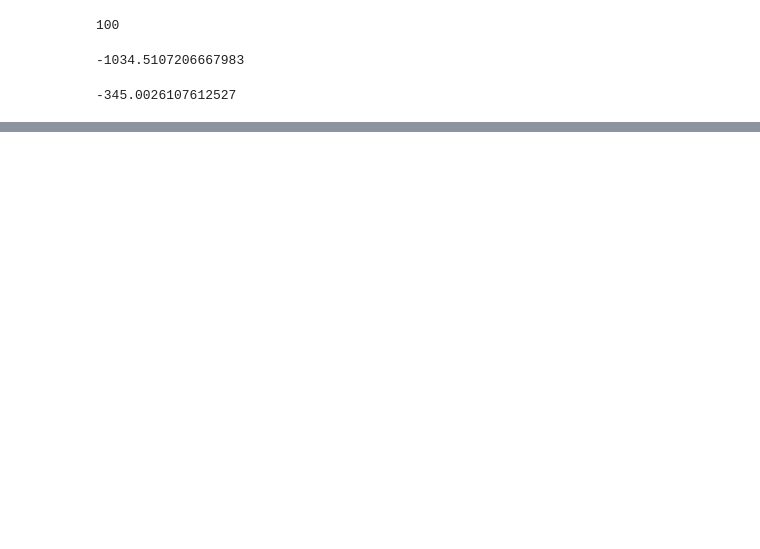
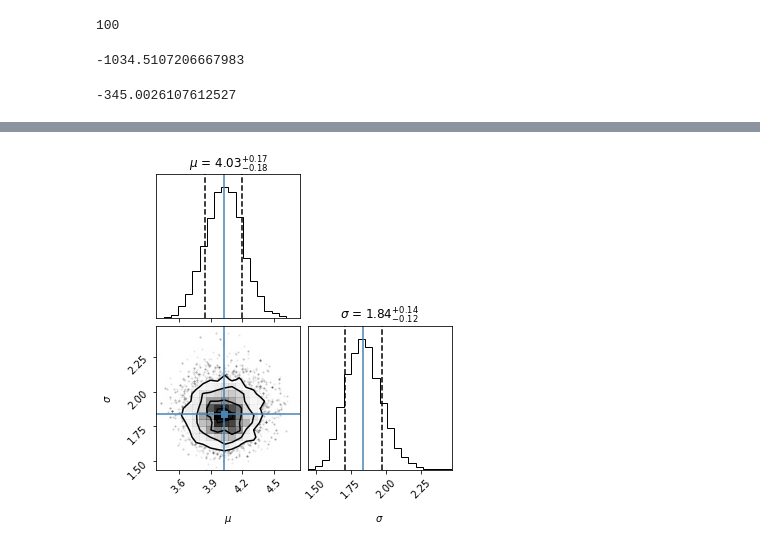
Before and after one commit to psalazarg02/MetodosComputacionales20222, a Jupyter notebook: Week13/EstimacionGausiana.ipynb, the cells around one changed output, grey strips where cells are left out. Cells and saved outputs as stored; diff of their text form; code cells hidden in the pictures; blank space fills up the shorter version.

```diff
--- a/Week13/EstimacionGausiana.ipynb
+++ b/Week13/EstimacionGausiana.ipynb
@@ -118,0 +140,4 @@ plt.plot(t,Gaus(mean,t),color='r')
+# %%
+figure = corner.corner( MCMC, truths=mean, labels = labels, quantiles=[0.16,0.84], show_titles=True )
+# %% [output]
+[figure, added]
```
Also changed, not shown: parts of 11 cells of this notebook.
